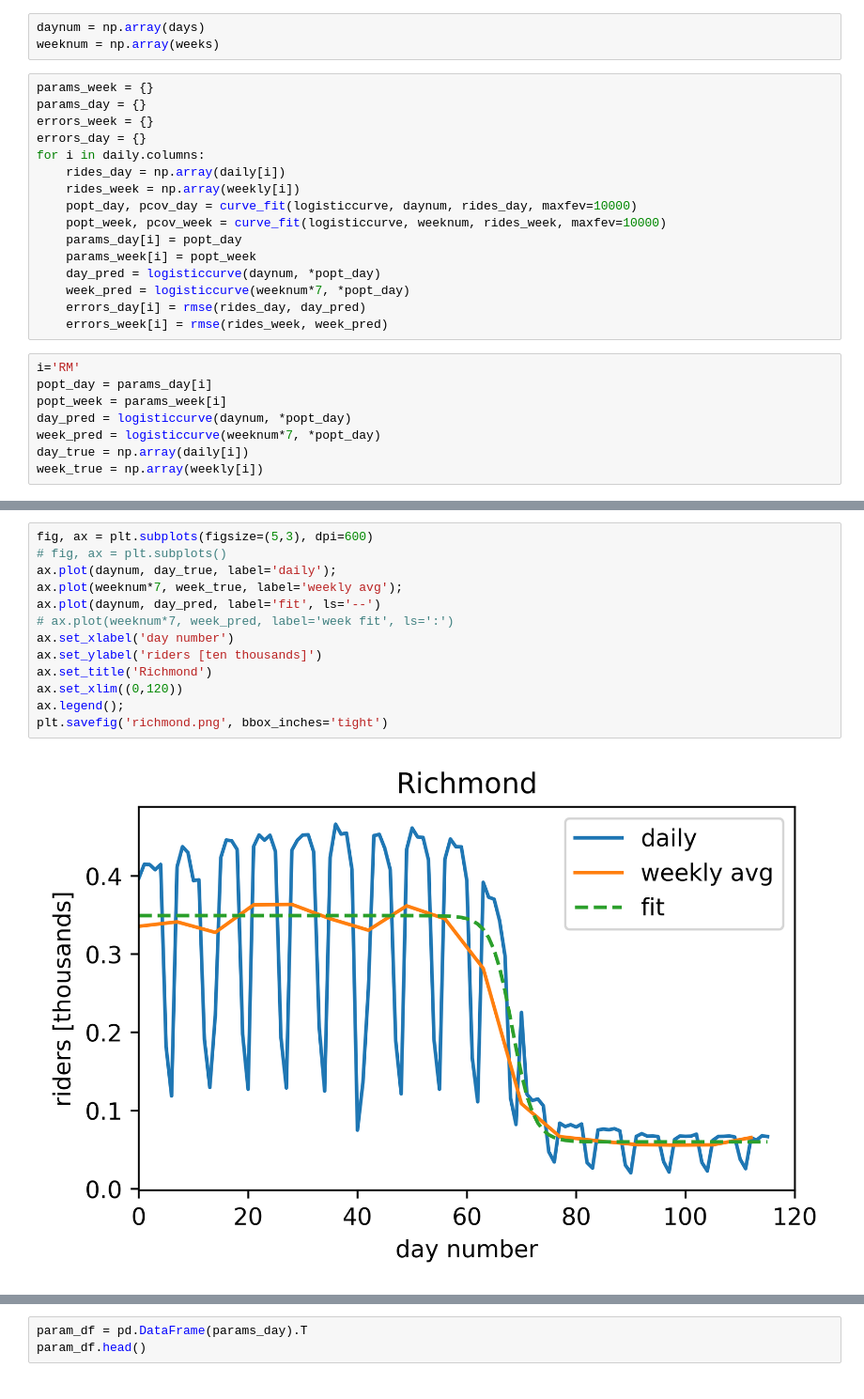
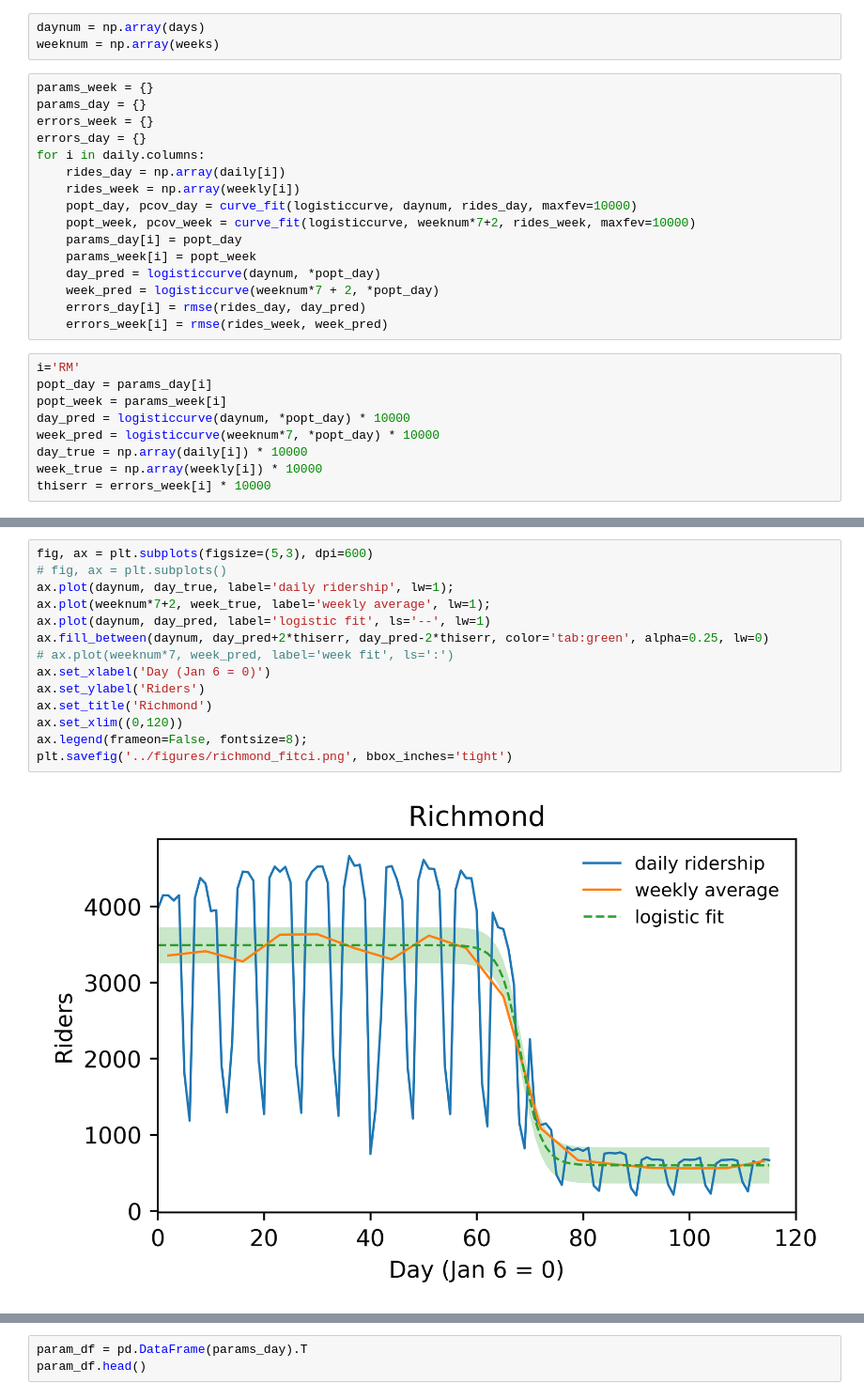
Before and after one commit to samaygarg/cp101, a Jupyter notebook: cp101_assignment3_regression.ipynb, the cells around one changed output, grey strips where cells are left out. Shown at 94% size. Cells and saved outputs as stored; diff of their text form.

```diff
--- a/cp101_assignment3_regression.ipynb
+++ b/cp101_assignment3_regression.ipynb
@@ -174,18 +177,19 @@ for i in daily.columns:
     rides_day = np.array(daily[i])
     rides_week = np.array(weekly[i])
     popt_day, pcov_day = curve_fit(logisticcurve, daynum, rides_day, maxfev=10000)
-    popt_week, pcov_week = curve_fit(logisticcurve, weeknum, rides_week, maxfev=10000)
+    popt_week, pcov_week = curve_fit(logisticcurve, weeknum*7+2, rides_week, maxfev=10000)
     params_day[i] = popt_day
     params_week[i] = popt_week
     day_pred = logisticcurve(daynum, *popt_day)
-    week_pred = logisticcurve(weeknum*7, *popt_day)
+    week_pred = logisticcurve(weeknum*7 + 2, *popt_day)
     errors_day[i] = rmse(rides_day, day_pred)
     errors_week[i] = rmse(rides_week, week_pred)
 # %%
 i='RM'
 popt_day = params_day[i]
 popt_week = params_week[i]
-day_pred = logisticcurve(daynum, *popt_day)
-week_pred = logisticcurve(weeknum*7, *popt_day)
-day_true = np.array(daily[i])
-week_true = np.array(weekly[i])
+day_pred = logisticcurve(daynum, *popt_day) * 10000
+week_pred = logisticcurve(weeknum*7, *popt_day) * 10000
+day_true = np.array(daily[i]) * 10000
+week_true = np.array(weekly[i]) * 10000
+thiserr = errors_week[i] * 10000
@@ -192,18 +200,19 @@ week_true = np.array(weekly[i])
 # %%
 fig, ax = plt.subplots(figsize=(5,3), dpi=600)
 # fig, ax = plt.subplots()
-ax.plot(daynum, day_true, label='daily');
-ax.plot(weeknum*7, week_true, label='weekly avg');
-ax.plot(daynum, day_pred, label='fit', ls='--')
+ax.plot(daynum, day_true, label='daily ridership', lw=1);
+ax.plot(weeknum*7+2, week_true, label='weekly average', lw=1);
+ax.plot(daynum, day_pred, label='logistic fit', ls='--', lw=1)
+ax.fill_between(daynum, day_pred+2*thiserr, day_pred-2*thiserr, color='tab:green', alpha=0.25, lw=0)
 # ax.plot(weeknum*7, week_pred, label='week fit', ls=':')
-ax.set_xlabel('day number')
-ax.set_ylabel('riders [ten thousands]')
+ax.set_xlabel('Day (Jan 6 = 0)')
+ax.set_ylabel('Riders')
 ax.set_title('Richmond')
 ax.set_xlim((0,120))
-ax.legend();
-plt.savefig('richmond.png', bbox_inches='tight')
+ax.legend(frameon=False, fontsize=8);
+plt.savefig('../figures/richmond_fitci.png', bbox_inches='tight')
 # %% [output]
-[figure, old version]
+[figure, new version]
 # %%
 errors_week['RM']
 # %% [output]
```
Also changed, not shown: parts of 29 cells of this notebook.
